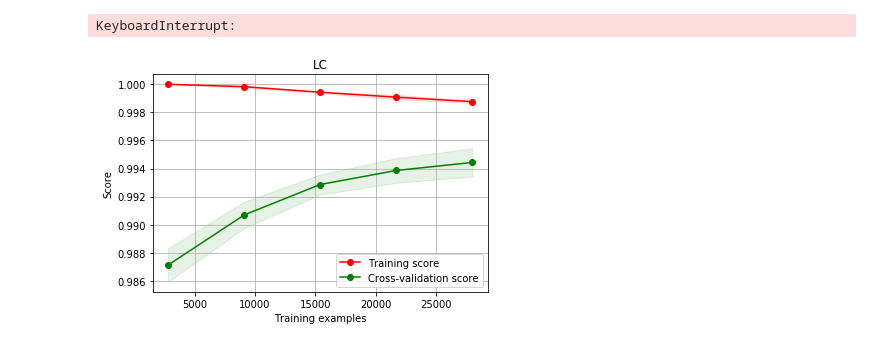
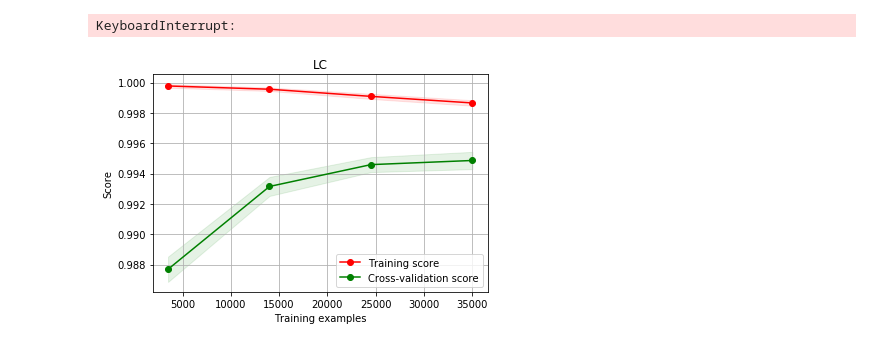
Before and after one commit to A-new/Proteus, a Jupyter notebook: code/model_training_testing.ipynb, the cells around one changed output. Saved outputs shown, nothing was run; the diff lists cells and outputs as text; code cells hidden in the pictures.

```diff
--- a/code/model_training_testing.ipynb
+++ b/code/model_training_testing.ipynb
@@ -238,20 +253,20 @@ KeyboardInterrupt:
 from xgboost import XGBClassifier
 
 params = {
-    # 'xgb__n_estimators': [1250], #[10, 50, 100, 500, 1000],
+    # 'xgb__n_estimators': [1140],
     # 'xgb__learning_rate': [0.01],
     # 'xgb__max_depth': [8], #range(6, 9, 1),
     # 'xgb__min_child_weight': [1], #range(6, 9, 1),
     # #'xgb__gamma': [0], #np.linspace(0, 0.5, 5),
     # 'xgb__subsample': [0.9], #[i/10.0 for i in range(6, 11)],
     # 'xgb__colsample_bytree': [0.6], #[i/10.0 for i in range(5, 7)],
-    # #'xgb__reg_alpha': [1e-5, 1e-2, 0.1, 1, 100],
-    # #'reg_lambda':[1e-5, 1e-2, 0.1, 1, 100]
+    # #'xgb__reg_alpha': [0, 1e-5, 1e-2, 0.1, 1, 100],
+    # #'reg_lambda':[0, 1e-5, 1e-2, 0.1, 1, 100]
     # #'xgb__num_class': [2]
 }
 
-xgb = XGBClassifier(seed=42, n_estimators=100,
-                    learning_rate=0.1, max_depth=8, min_child_weight=1, subsample=0.9, colsample_bytree=0.6)
+xgb = XGBClassifier(seed=42, n_estimators=1250, reg_alpha=1e-5,
+                    learning_rate=0.01, max_depth=8, min_child_weight=1, subsample=0.9, colsample_bytree=0.6)
 # %% [markdown]
 # Grid search and testing
 # %%
@@ -329,7 +344,7 @@ import warnings
 
 with warnings.catch_warnings():
     warnings.simplefilter("ignore")
-    for i in range(10):
+    for i in range(20):
         df['section_names'] = df['section_names'].str.lower()
         df['apis'] = df['apis'].str.lower()
         df['imports'] = df['imports'].str.lower()
@@ -337,19 +352,11 @@ with warnings.catch_warnings():
         df_20 = df[0:8756]
         df_80 = df[8757:43783]
 
-        df1 = df_80[df_80['group'] == 1]
-        df2 = df_80[df_80['group'] == 2]
-        df3 = df_80[df_80['group'] == 3]
-        df4 = df_80[df_80['group'] == 4]
-        df_80 = df_80.append([df1]*4, ignore_index=True)
-        df_80 = df_80.append([df2]*2, ignore_index=True)
-        #df_80 = df_80.append([df4]*1, ignore_index=True)
-
         features = df_80.drop(['Unnamed: 0', 'group', 'label'], axis=1)
-        labels = df_80[['group']]
+        labels = df_80[['label']]
 
         pipeline.fit(features, labels)
-        y_true, y_pred = df_20[['group']], pipeline.predict(df_20)
+        y_true, y_pred = df_20[['label']], pipeline.predict(df_20)
         print(classification_report(y_true, y_pred, digits=4))
 # %% [output]
 KeyboardInterrupt:
@@ -359,36 +366,35 @@ from sklearn.model_selection import learning_curve
 import numpy as np
 import warnings
 
 with warnings.catch_warnings():
     warnings.simplefilter("ignore")
     plt.figure()
     plt.title('LC')
 
     plt.xlabel("Training examples")
     plt.ylabel("Score")
     train_sizes, train_scores, test_scores = learning_curve(
-        pipeline, features, labels, cv=10, n_jobs=4, train_sizes=np.linspace(.1, 1.0, 5))
+        pipeline, features, labels, cv=5, n_jobs=4, train_sizes=np.linspace(.1, 1.0, 4))
     train_scores_mean = np.mean(train_scores, axis=1)
     train_scores_std = np.std(train_scores, axis=1)
     test_scores_mean = np.mean(test_scores, axis=1)
     test_scores_std = np.std(test_scores, axis=1)
     plt.grid()
 
     plt.fill_between(train_sizes, train_scores_mean - train_scores_std,
                      train_scores_mean + train_scores_std, alpha=0.1,
                      color="r")
     plt.fill_between(train_sizes, test_scores_mean - test_scores_std,
                      test_scores_mean + test_scores_std, alpha=0.1, color="g")
     plt.plot(train_sizes, train_scores_mean, 'o-', color="r",
              label="Training score")
     plt.plot(train_sizes, test_scores_mean, 'o-', color="g",
              label="Cross-validation score")
 
     plt.legend(loc="best")
-    plt.savefig('learning_curve.png', bbox_inches='tight')
     plt.show()
 # %% [output]
-[figure, old version]
+[figure, new version]
 # %%
 from xgboost import plot_importance
 import matplotlib.pyplot as plt
```
Also changed, not shown: parts of 4 cells of this notebook, 3 other files.
